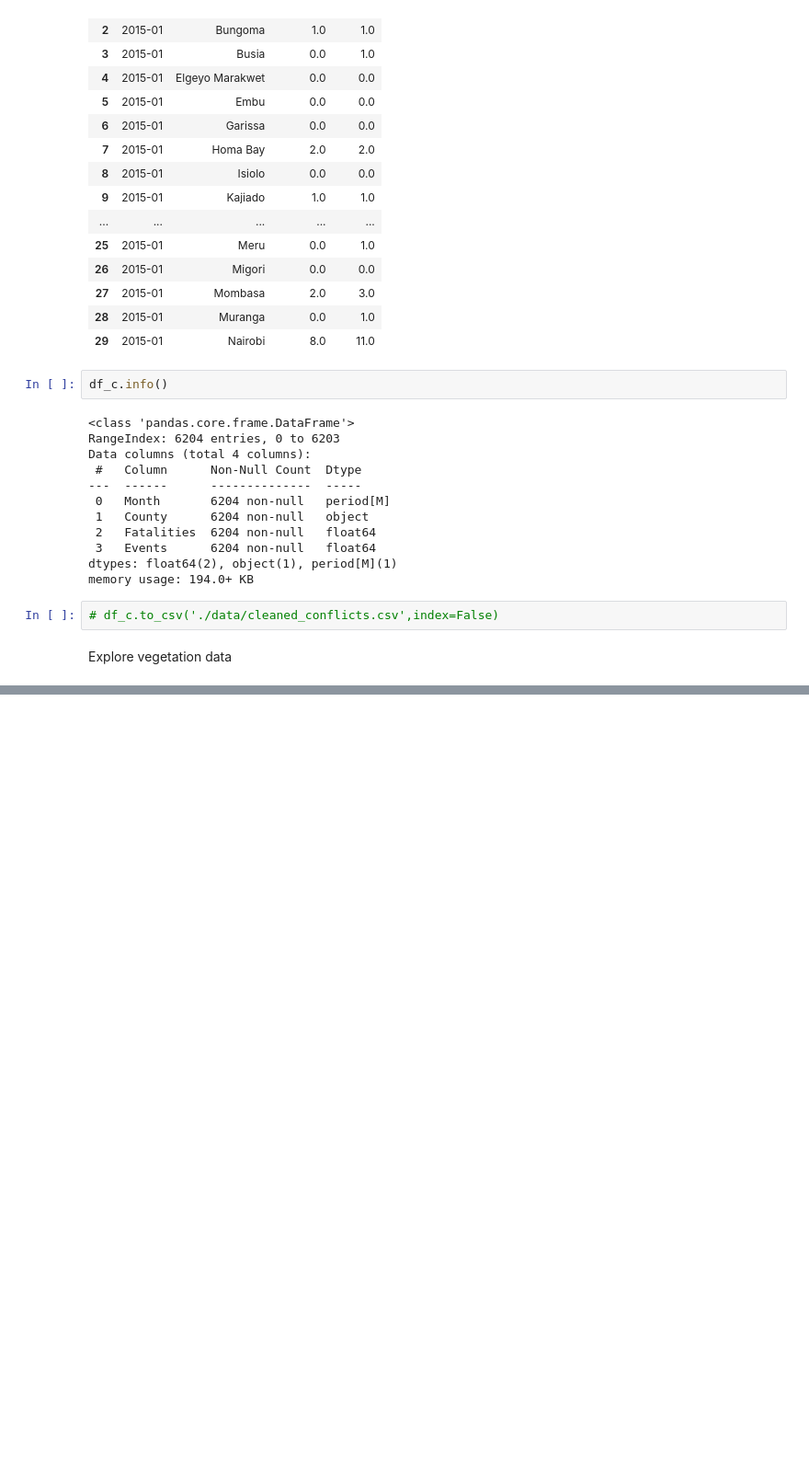
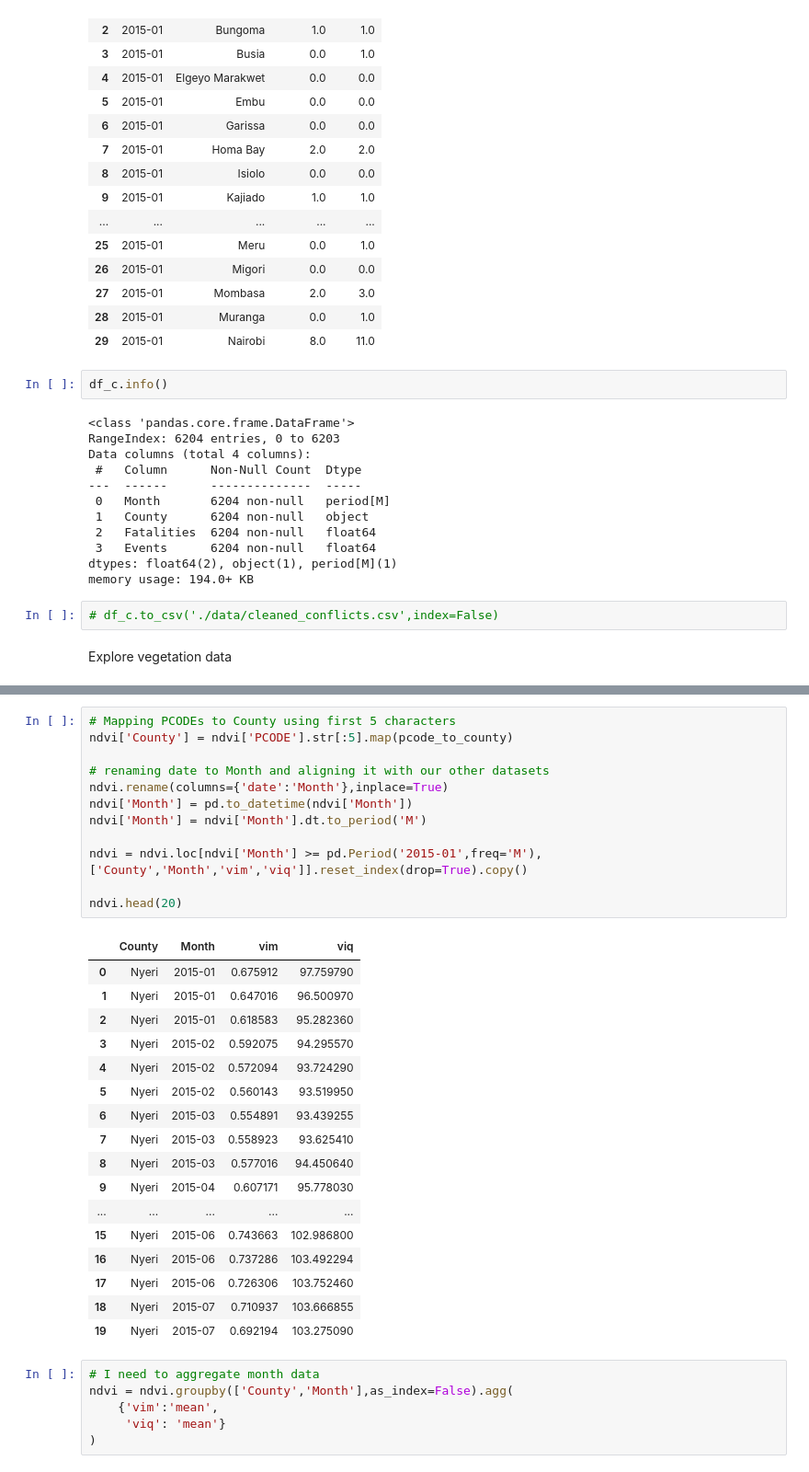
Before and after one commit to MrDenzy/PHASE-5-PROJECT---PREDICTING-FOOD-INSECURITY, a Jupyter notebook: notebooks/data_explore.ipynb, the cells around one changed output, grey strips where cells are left out. Shown at 92% size. Saved outputs shown, nothing was run; the diff lists cells and outputs as text; blank space fills up the shorter version.

Commit message:
finished cleaning all datasets

```diff
--- a/notebooks/data_explore.ipynb
+++ b/notebooks/data_explore.ipynb
@@ -1449,0 +1482,36 @@ Explore vegetation data
+# %%
+# Mapping PCODEs to County using first 5 characters
+ndvi['County'] = ndvi['PCODE'].str[:5].map(pcode_to_county)
+
+# renaming date to Month and aligning it with our other datasets
+ndvi.rename(columns={'date':'Month'},inplace=True)
+ndvi['Month'] = pd.to_datetime(ndvi['Month'])
+ndvi['Month'] = ndvi['Month'].dt.to_period('M')
+
+ndvi = ndvi.loc[ndvi['Month'] >= pd.Period('2015-01',freq='M'),['County','Month','vim','viq']].reset_index(drop=True).copy()
+
+ndvi.head(20)
+# %% [output]
+|  | County | Month | vim | viq |
+| 0 | Nyeri | 2015-01 | 0.675912 | 97.759790 |
+| 1 | Nyeri | 2015-01 | 0.647016 | 96.500970 |
+| 2 | Nyeri | 2015-01 | 0.618583 | 95.282360 |
+| 3 | Nyeri | 2015-02 | 0.592075 | 94.295570 |
+| 4 | Nyeri | 2015-02 | 0.572094 | 93.724290 |
+| 5 | Nyeri | 2015-02 | 0.560143 | 93.519950 |
+| 6 | Nyeri | 2015-03 | 0.554891 | 93.439255 |
+| 7 | Nyeri | 2015-03 | 0.558923 | 93.625410 |
+| 8 | Nyeri | 2015-03 | 0.577016 | 94.450640 |
+| 9 | Nyeri | 2015-04 | 0.607171 | 95.778030 |
+| ... | ... | ... | ... | ... |
+| 15 | Nyeri | 2015-06 | 0.743663 | 102.986800 |
+| 16 | Nyeri | 2015-06 | 0.737286 | 103.492294 |
+| 17 | Nyeri | 2015-06 | 0.726306 | 103.752460 |
+| 18 | Nyeri | 2015-07 | 0.710937 | 103.666855 |
+| 19 | Nyeri | 2015-07 | 0.692194 | 103.275090 |
+# %%
+# I need to aggregate month data
+ndvi = ndvi.groupby(['County','Month'],as_index=False).agg(
+    {'vim':'mean',
+     'viq': 'mean'}
+)
```
Also changed, not shown: parts of 5 cells of this notebook, 3 other files.
